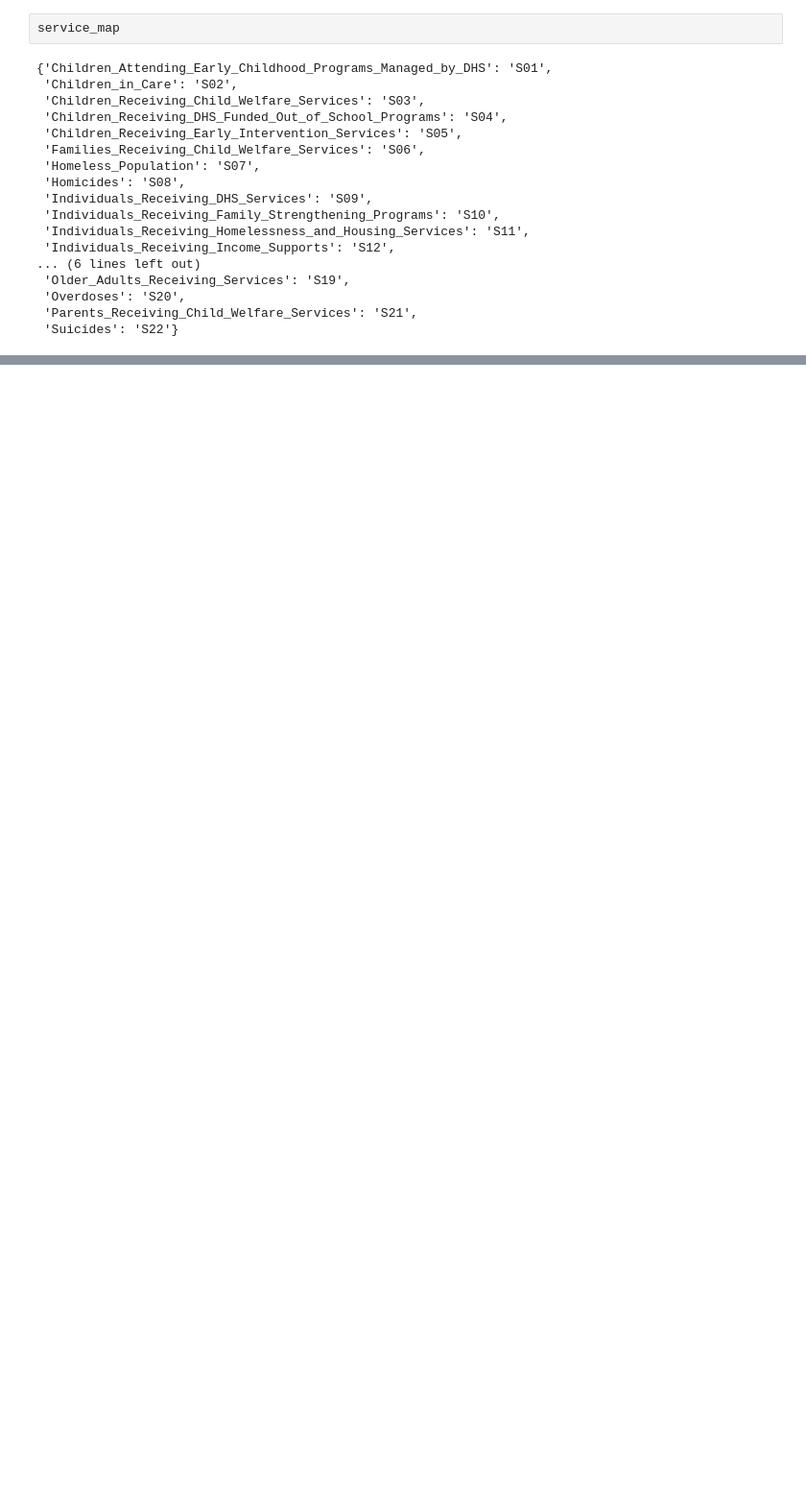
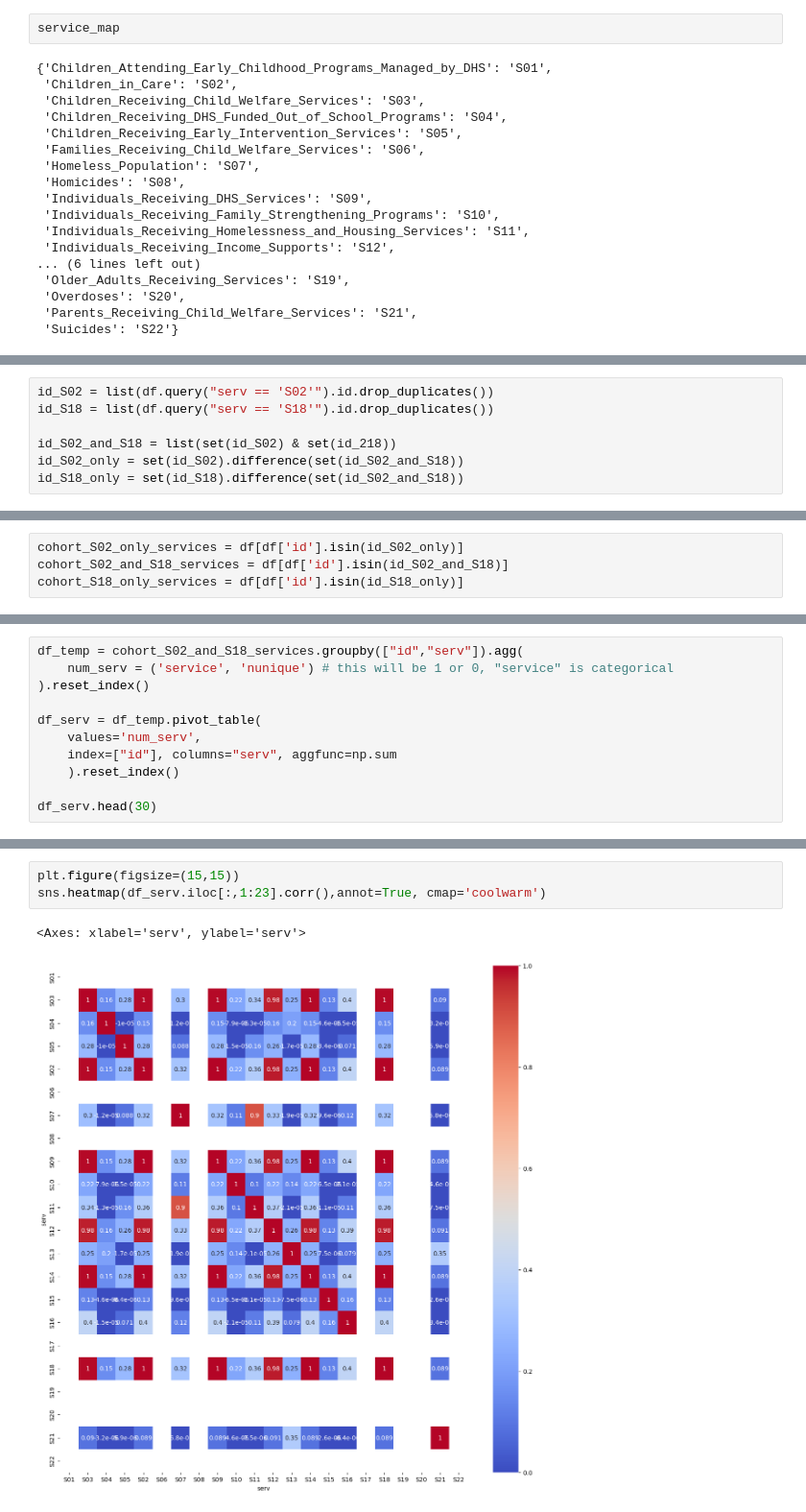
Before and after one commit to joshwinnes11/Math485, a Jupyter notebook: HW/Week2.ipynb, the cells around one changed output, grey strips where cells are left out. Shown at 96% size. Saved outputs shown, nothing was run; the diff lists cells and outputs as text; blank space fills up the shorter version.

```diff
--- a/HW/Week2.ipynb
+++ b/HW/Week2.ipynb
@@ -287,0 +212,7 @@ plt.show()
+# %%
+id_S02 = list(df.query("serv == 'S02'").id.drop_duplicates())
+id_S18 = list(df.query("serv == 'S18'").id.drop_duplicates())
+
+id_S02_and_S18 = list(set(id_S02) & set(id_218))
+id_S02_only = set(id_S02).difference(set(id_S02_and_S18))
+id_S18_only = set(id_S18).difference(set(id_S02_and_S18))
@@ -287,0 +236,4 @@ plt.show()
+# %%
+cohort_S02_only_services = df[df['id'].isin(id_S02_only)]
+cohort_S02_and_S18_services = df[df['id'].isin(id_S02_and_S18)]
+cohort_S18_only_services = df[df['id'].isin(id_S18_only)]
@@ -287,0 +271,11 @@ plt.show()
+# %%
+df_temp = cohort_S02_and_S18_services.groupby(["id","serv"]).agg(
+    num_serv = ('service', 'nunique') # this will be 1 or 0, "service" is categorical
+).reset_index()
+
+df_serv = df_temp.pivot_table(
+    values='num_serv',
+    index=["id"], columns="serv", aggfunc=np.sum
+    ).reset_index()
+
+df_serv.head(30)
@@ -287,0 +343,6 @@ plt.show()
+# %%
+plt.figure(figsize=(15,15))
+sns.heatmap(df_serv.iloc[:,1:23].corr(),annot=True, cmap='coolwarm')
+# %% [output]
+<Axes: xlabel='serv', ylabel='serv'>
+[figure, added]
```
Also changed, not shown: parts of 21 cells of this notebook, 1 other file.
